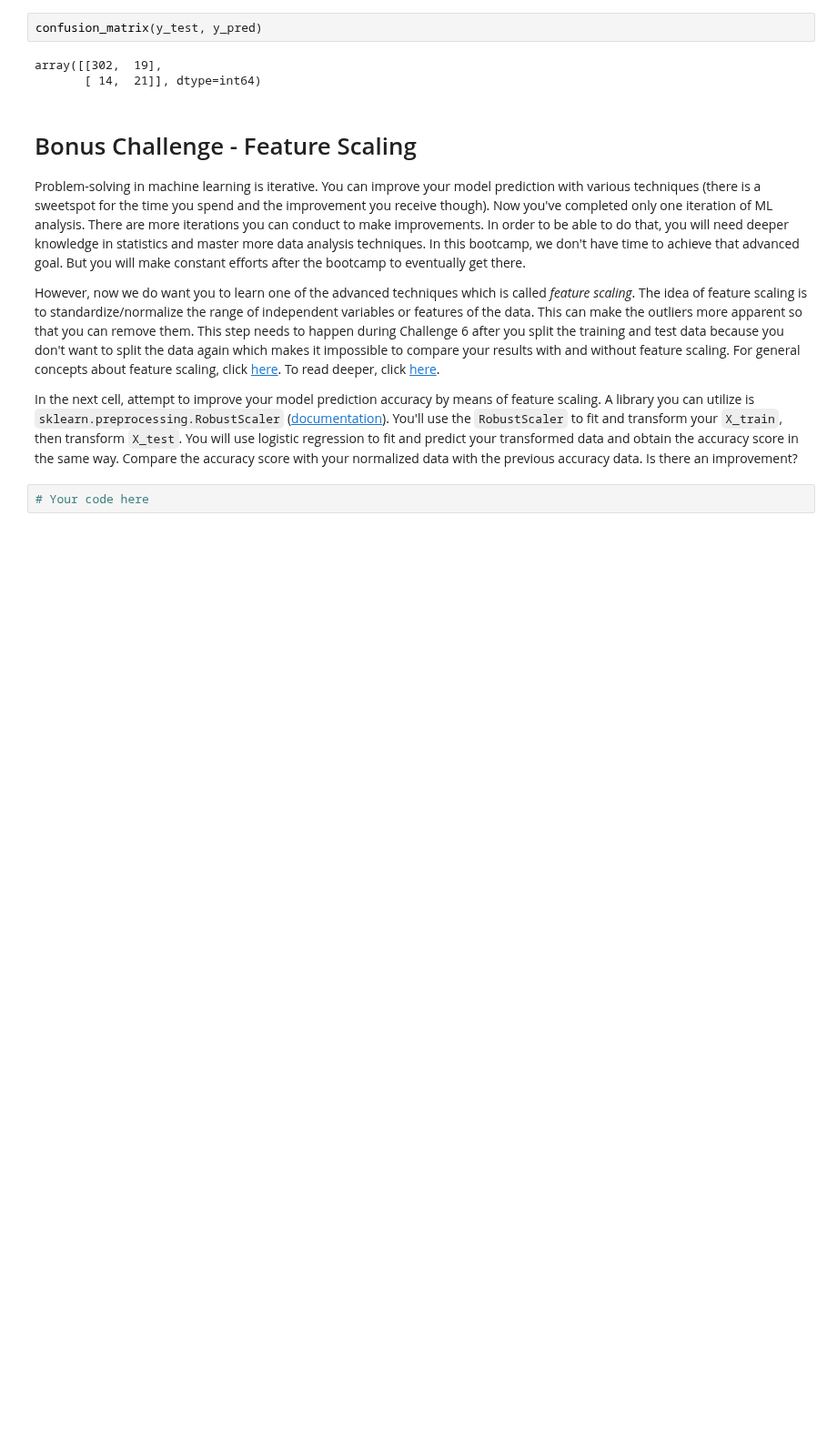
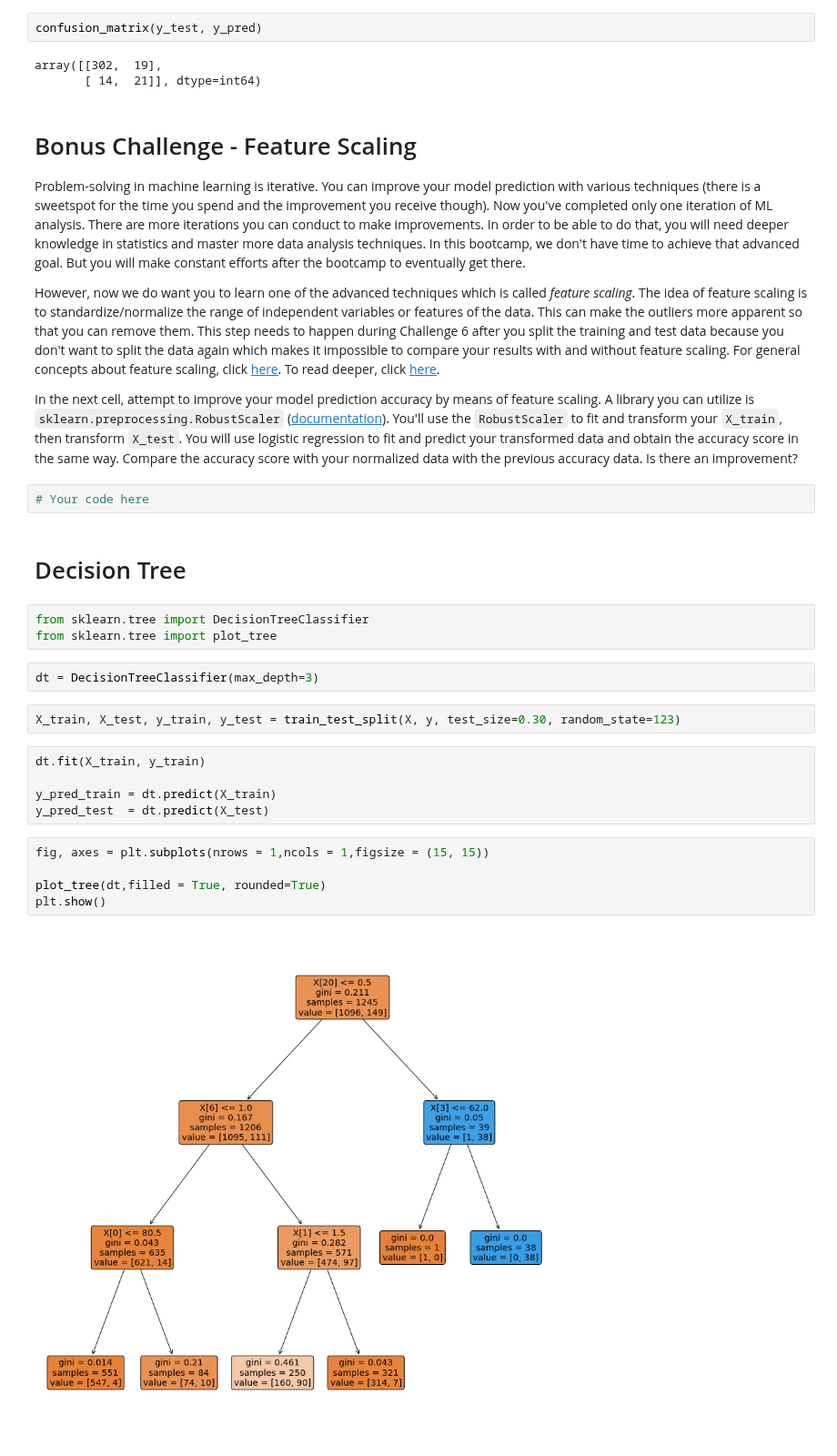
Before and after one commit to ta-data-remote/lab-supervised-learning, a Jupyter notebook: your-code/main.ipynb, the cells around one changed output. Shown at 91% size. Cells and saved outputs as stored; diff of their text form; blank space fills up the shorter version.

Commit message:
decision tree update

```diff
--- a/your-code/main.ipynb
+++ b/your-code/main.ipynb
@@ -475,3 +475,24 @@ However, now we do want you to learn one of the advanced techniques which is cal
 In the next cell, attempt to improve your model prediction accuracy by means of feature scaling. A library you can utilize is `sklearn.preprocessing.RobustScaler` ([documentation](https://scikit-learn.org/stable/modules/generated/sklearn.preprocessing.RobustScaler.html)). You'll use the `RobustScaler` to fit and transform your `X_train`, then transform `X_test`. You will use logistic regression to fit and predict your transformed data and obtain the accuracy score in the same way. Compare the accuracy score with your normalized data with the previous accuracy data. Is there an improvement?
 # %%
 # Your code here
+# %% [markdown]
+# Decision Tree
+# %%
+from sklearn.tree import DecisionTreeClassifier
+from sklearn.tree import plot_tree
+# %%
+dt = DecisionTreeClassifier(max_depth=3)
+# %%
+X_train, X_test, y_train, y_test = train_test_split(X, y, test_size=0.30, random_state=123)
+# %%
+dt.fit(X_train, y_train)
+
+y_pred_train = dt.predict(X_train)
+y_pred_test  = dt.predict(X_test)
+# %%
+fig, axes = plt.subplots(nrows = 1,ncols = 1,figsize = (15, 15))
+
+plot_tree(dt,filled = True, rounded=True)
+plt.show()
+# %% [output]
+[figure, added]
```
Also changed, not shown: parts of 2 cells of this notebook.
